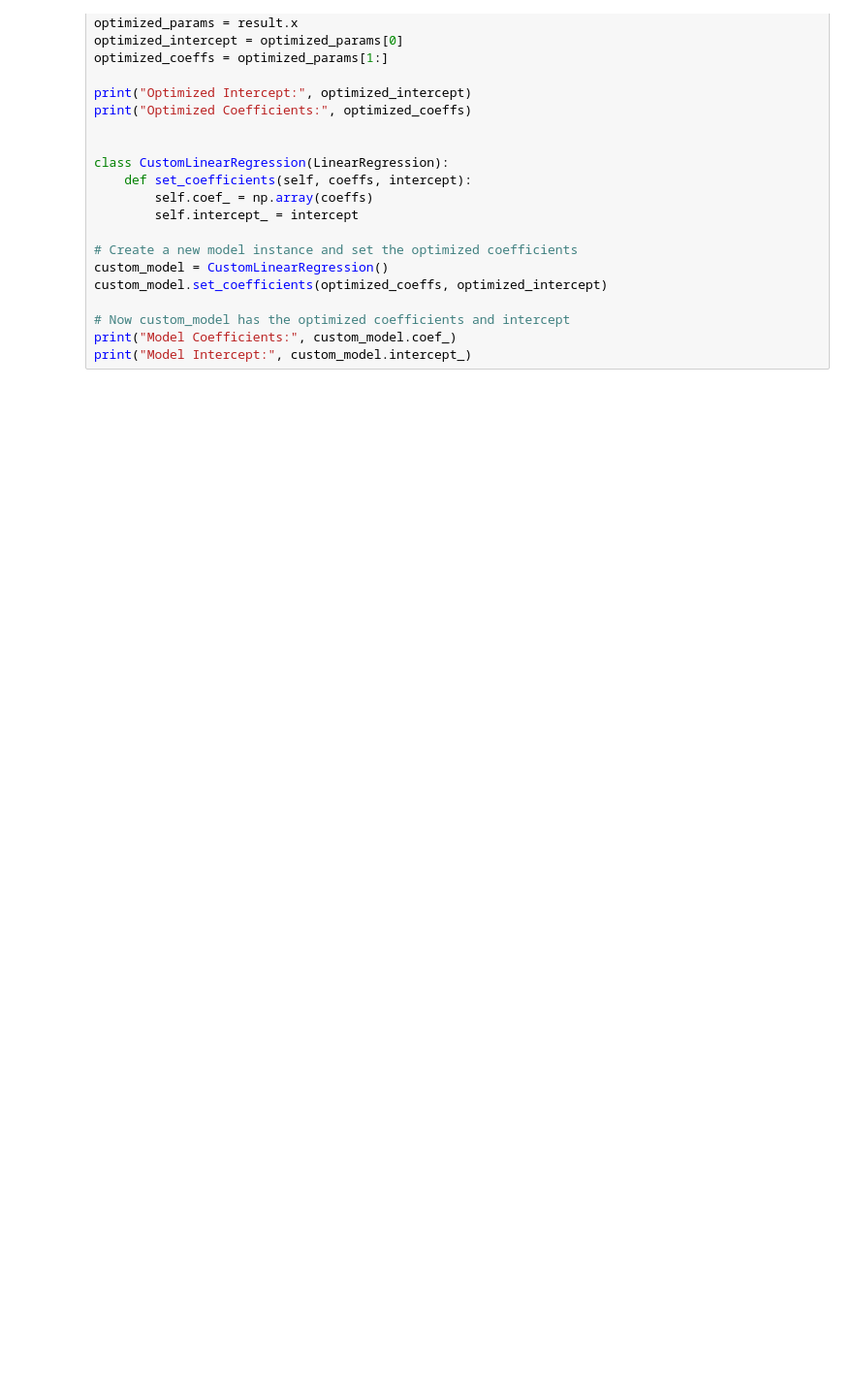
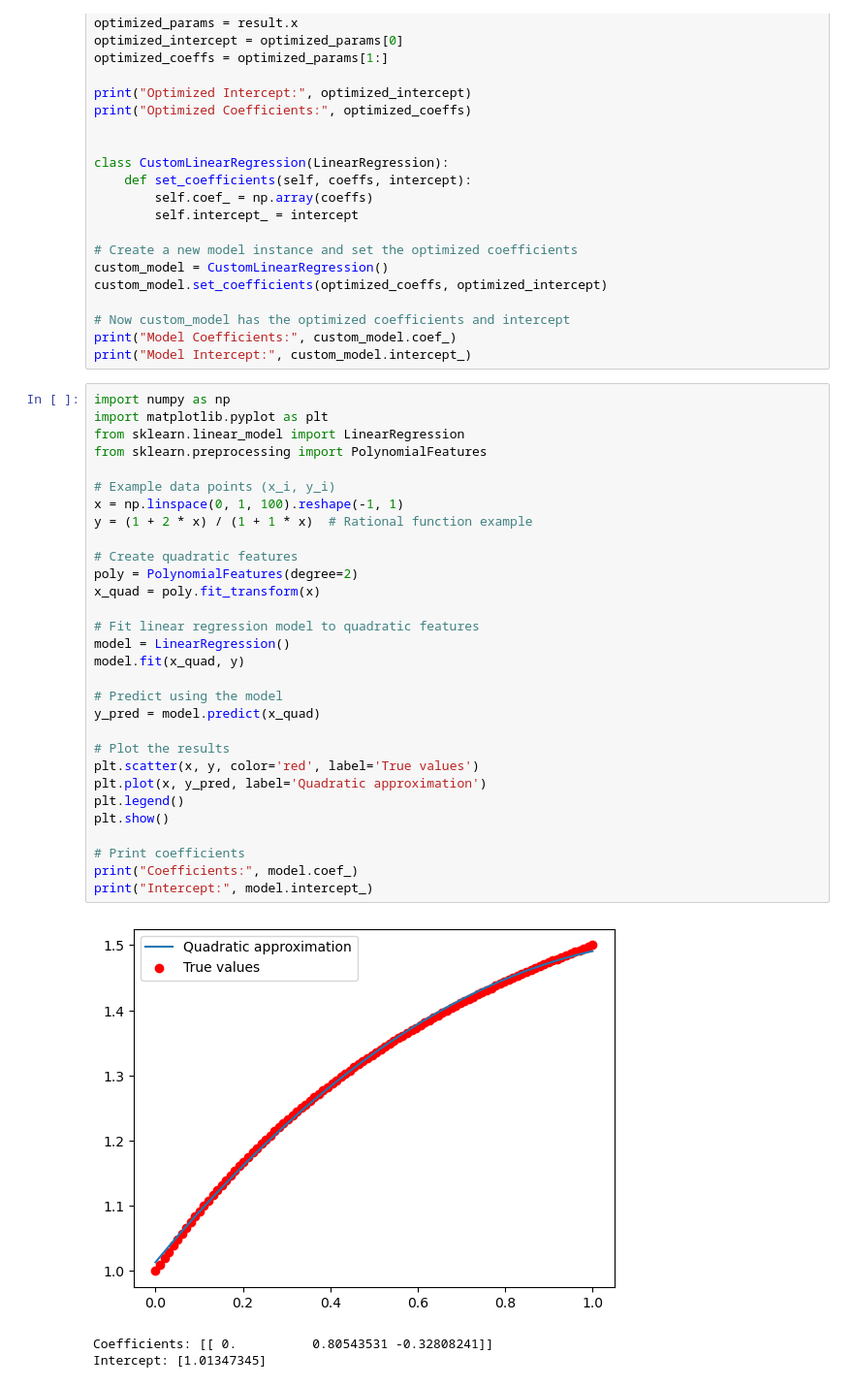
Before and after one commit to pmrai/gpt_share, a Jupyter notebook: test3.ipynb, the cells around one changed output. Shown at 97% size. Cells and saved outputs as stored; diff of their text form; blank space fills up the shorter version.

```diff
--- a/test3.ipynb
+++ b/test3.ipynb
@@ -600,3 +600,37 @@ custom_model.set_coefficients(optimized_coeffs, optimized_intercept)
 # Now custom_model has the optimized coefficients and intercept
 print("Model Coefficients:", custom_model.coef_)
 print("Model Intercept:", custom_model.intercept_)
+# %%
+import numpy as np
+import matplotlib.pyplot as plt
+from sklearn.linear_model import LinearRegression
+from sklearn.preprocessing import PolynomialFeatures
+
+# Example data points (x_i, y_i)
+x = np.linspace(0, 1, 100).reshape(-1, 1)
+y = (1 + 2 * x) / (1 + 1 * x)  # Rational function example
+
+# Create quadratic features
+poly = PolynomialFeatures(degree=2)
+x_quad = poly.fit_transform(x)
+
+# Fit linear regression model to quadratic features
+model = LinearRegression()
+model.fit(x_quad, y)
+
+# Predict using the model
+y_pred = model.predict(x_quad)
+
+# Plot the results
+plt.scatter(x, y, color='red', label='True values')
+plt.plot(x, y_pred, label='Quadratic approximation')
+plt.legend()
+plt.show()
+
+# Print coefficients
+print("Coefficients:", model.coef_)
+print("Intercept:", model.intercept_)
+# %% [output]
+[figure, added]
+Coefficients: [[ 0.          0.80543531 -0.32808241]]
+Intercept: [1.01347345]
```
Also changed, not shown: parts of 3 cells of this notebook.
